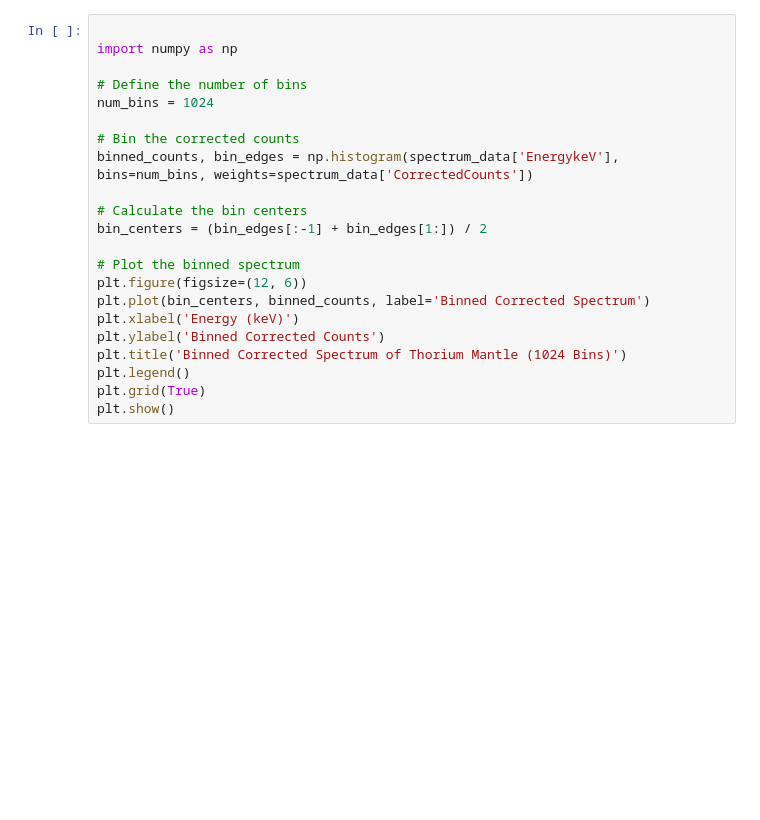
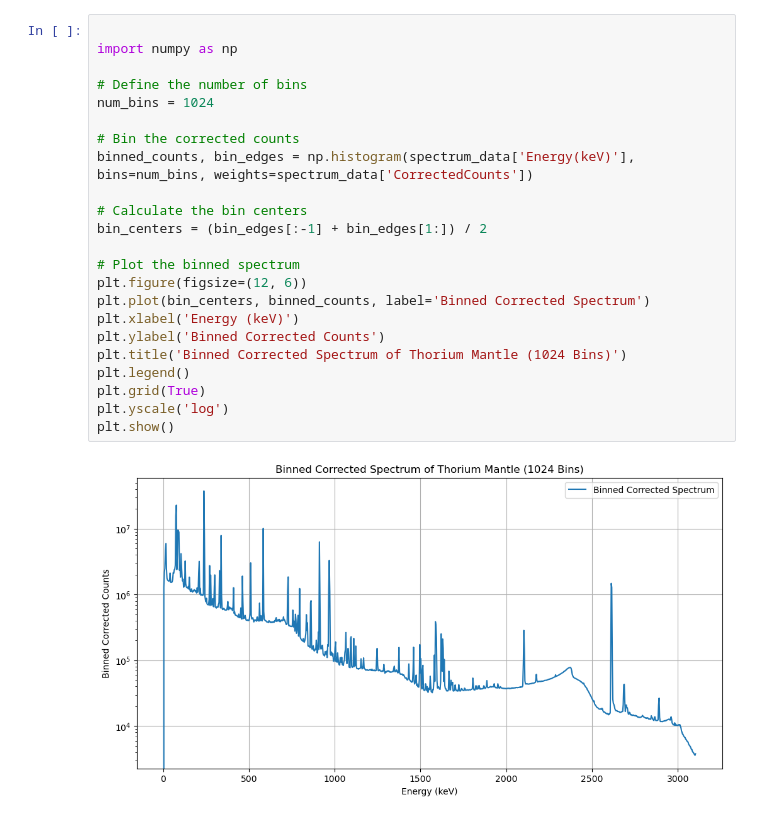
Before and after one commit to nyuad-astroparticle/tes-geant, a Jupyter notebook: ThSpectrum/spectrum_analysis.ipynb, the cells around one changed output. Drawn from its saved outputs; the diff is of its cells as text; blank space fills up the shorter version.

```diff
--- a/ThSpectrum/spectrum_analysis.ipynb
+++ b/ThSpectrum/spectrum_analysis.ipynb
@@ -38,25 +43,28 @@ plt.show()
 # %%
 
 import numpy as np
 
 # Define the number of bins
 num_bins = 1024
 
 # Bin the corrected counts
-binned_counts, bin_edges = np.histogram(spectrum_data['EnergykeV'], bins=num_bins, weights=spectrum_data['CorrectedCounts'])
+binned_counts, bin_edges = np.histogram(spectrum_data['Energy(keV)'], bins=num_bins, weights=spectrum_data['CorrectedCounts'])
 
 # Calculate the bin centers
 bin_centers = (bin_edges[:-1] + bin_edges[1:]) / 2
 
 # Plot the binned spectrum
 plt.figure(figsize=(12, 6))
 plt.plot(bin_centers, binned_counts, label='Binned Corrected Spectrum')
 plt.xlabel('Energy (keV)')
 plt.ylabel('Binned Corrected Counts')
 plt.title('Binned Corrected Spectrum of Thorium Mantle (1024 Bins)')
 plt.legend()
 plt.grid(True)
+plt.yscale('log')
 plt.show()
+# %% [output]
+[figure, added]
 # %%
 
 from scipy.interpolate import CubicSpline
```
Also changed, not shown: parts of 10 cells of this notebook, 12 other files.
